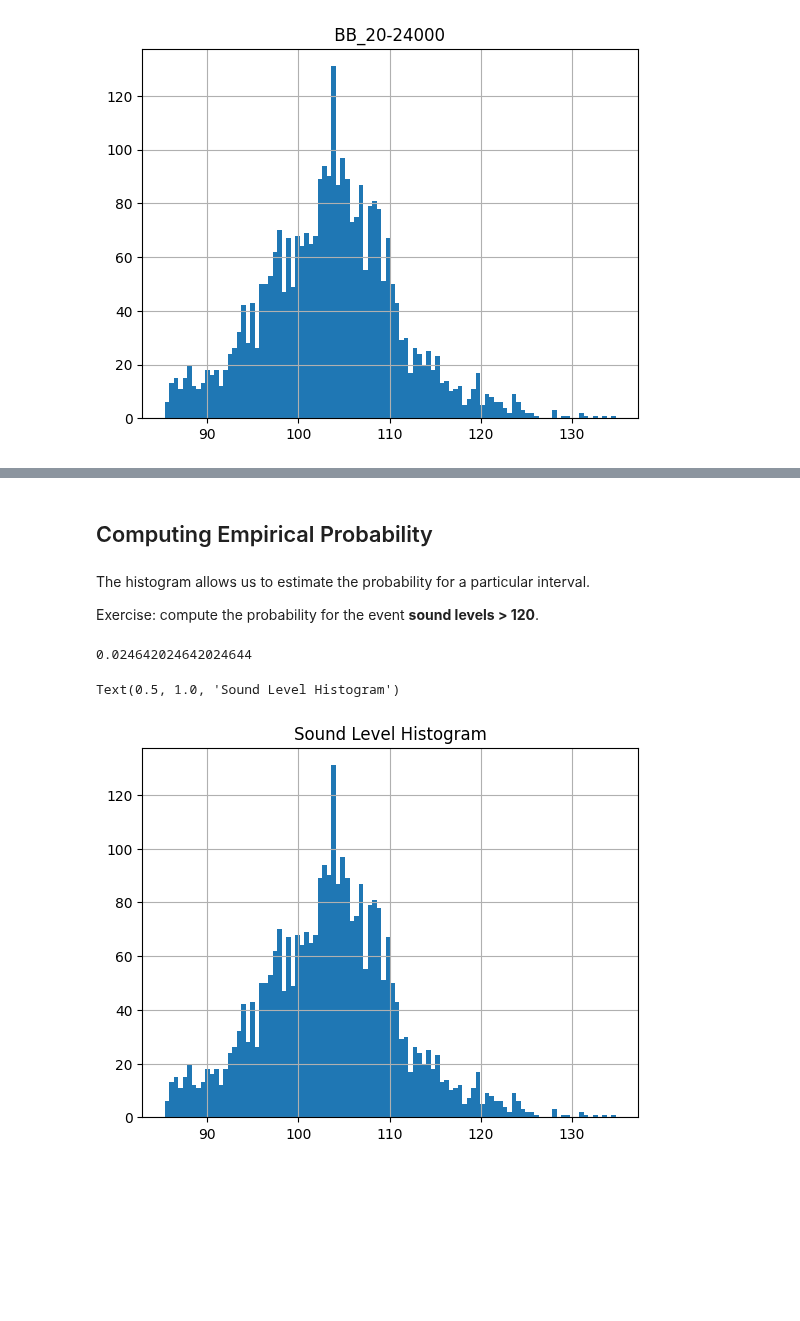
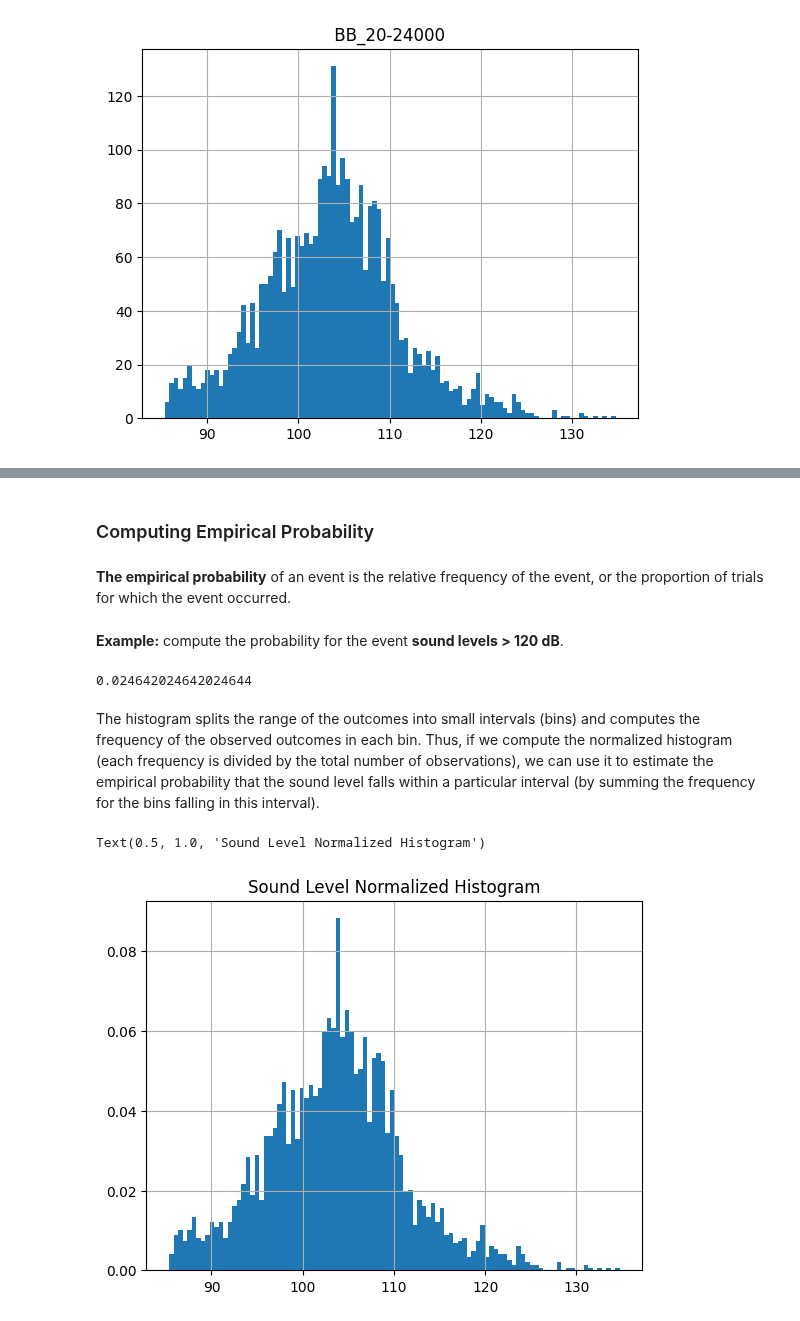
Before and after one commit to BOAT-ocean-acoustics/fundamentals, a Jupyter notebook: boat_tutorials/primers/stats_sound_level_distribution.ipynb, the cells around one changed output, grey strips where cells are left out. Saved outputs shown, nothing was run; the diff lists cells and outputs as text; code cells hidden in the pictures; blank space fills up the shorter version.

Commit message:
polish empirical probability and histograms

```diff
--- a/boat_tutorials/primers/stats_sound_level_distribution.ipynb
+++ b/boat_tutorials/primers/stats_sound_level_distribution.ipynb
@@ -34,9 +56,9 @@ array([[<Axes: title={'center': ' BB_20-24000 '}>]], dtype=object)
 # %% [markdown]
-## Computing Empirical Probability
+### Computing Empirical Probability
+# %% [markdown]
+**The empirical probability** of an event is the relative frequency of the event, or the proportion of trials for which the event occurred.
 # %% [markdown]
-The histogram allows us to estimate the probability for a particular interval.
-
-Exercise: compute the probability for the event **sound levels > 120**.
+**Example:** compute the probability for the event **sound levels > 120 dB**.
 # %%
 # note the BB_20-24000 column name has spaces around it!
 # let's calculate the proportion of the values
@@ -44,9 +66,12 @@ Exercise: compute the probability for the event **sound levels > 120**.
 sum(sound_levels[" BB_20-24000 "]>120)/len(sound_levels)
 # %% [output]
 0.024642024642024644
+# %% [markdown]
+The histogram splits the range of the outcomes into small intervals (bins) and computes the frequency of the observed outcomes in each bin. Thus, if we compute the normalized histogram (each frequency is divided by the total number of observations), we can use it to estimate the empirical probability that the sound level falls within a particular interval (by summing the frequency for the bins falling in this interval).
 # %%
-h = sound_levels[' BB_20-24000 '].hist(bins=100)
-plt.title("Sound Level Histogram")
+# Set density=True to plot normalized histogram
+h = sound_levels[' BB_20-24000 '].hist(bins=100, density=True)
+plt.title("Sound Level Normalized Histogram")
 # %% [output]
-Text(0.5, 1.0, 'Sound Level Histogram')
+Text(0.5, 1.0, 'Sound Level Normalized Histogram')
-[figure, old version]
+[figure, new version]
```
Also changed, not shown: parts of 14 cells of this notebook, 1 other file.
